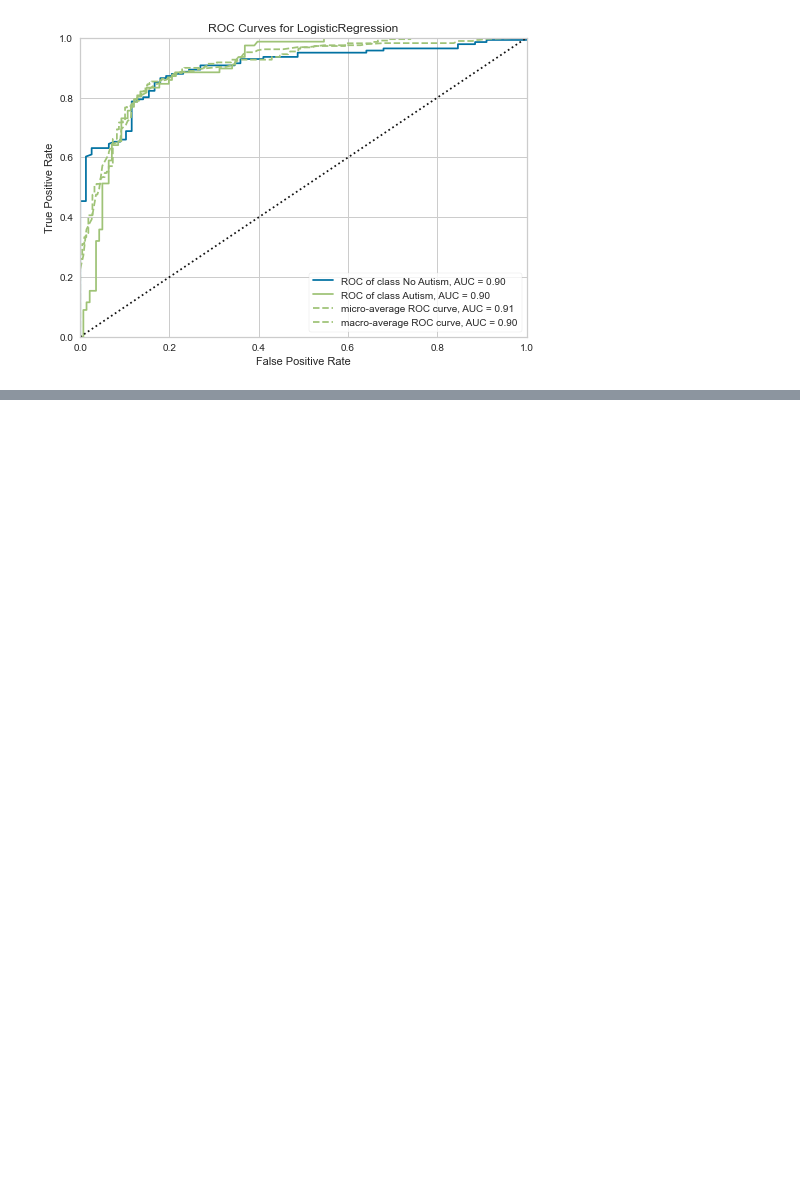
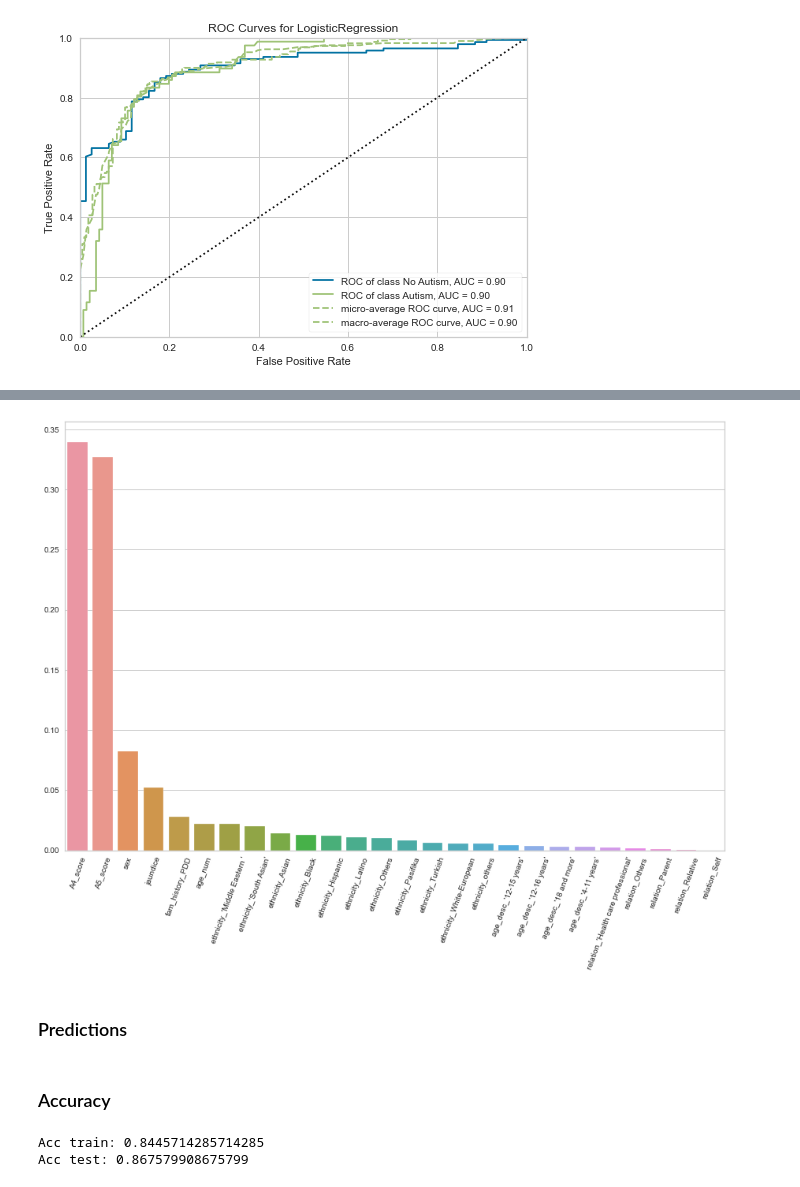
Before and after one commit to JuliaMartinezTapia/Deteccion-temprana-autismo-con-machine-learning, a Jupyter notebook: ML project Autism (dataset reducido).ipynb, the cells around one changed output, grey strips where cells are left out. Cells and saved outputs as stored; diff of their text form; code cells hidden in the pictures; blank space fills up the shorter version.

Commit message:
Añado random forest classifier

```diff
--- a/ML project Autism (dataset reducido).ipynb
+++ b/ML project Autism (dataset reducido).ipynb
@@ -1373,0 +1486,6 @@ Entiendo que el threshold debería ser de 0.2.
+# %%
+from sklearn.ensemble import RandomForestClassifier
+
+autism_rnd_clf = RandomForestClassifier(n_estimators = 400,
+                                max_depth = 3,
+                                random_state = 42)
@@ -1373,0 +1494,2 @@ Entiendo que el threshold debería ser de 0.2.
+# %%
+autism_rnd_clf.fit(X_train_encod,y_train)
@@ -1373,0 +1500,6 @@ Entiendo que el threshold debería ser de 0.2.
+# %%
+coeffs = autism_rnd_clf.feature_importances_
+
+features = pd.DataFrame(coefs, X_train_encod.columns, columns=['coefficient']).copy()
+features['coefficient'] = np.abs(features['coefficient'])
+features.sort_values('coefficient', ascending=False)
@@ -1373,0 +1524,12 @@ Entiendo que el threshold debería ser de 0.2.
+# %%
+#ordeno los coeficientes de forma descendente.
+coeffs_plot = coeffs[::-1].sort()
+
+#ploteo
+plt.figure(figsize=(15,10))
+sns.barplot(x =  X_train_encod.columns, y = coeffs)
+plt.xticks(rotation=70);
+# %% [output]
+[figure, added]
+# %% [markdown]
+### Predictions
@@ -1373,0 +1540,12 @@ Entiendo que el threshold debería ser de 0.2.
+# %% [markdown]
+### Accuracy
+# %%
+acc_train_rnd = accuracy_score(train_predictions_rnd, y_train)
+
+acc_test_rnd = accuracy_score(test_predictions_rnd, y_test)
+
+print("Acc train:", acc_train_rnd )
+print("Acc test:", acc_test_rnd)
+# %% [output]
+Acc train: 0.8445714285714285
+Acc test: 0.867579908675799
```
Also changed, not shown: parts of 51 cells of this notebook.
